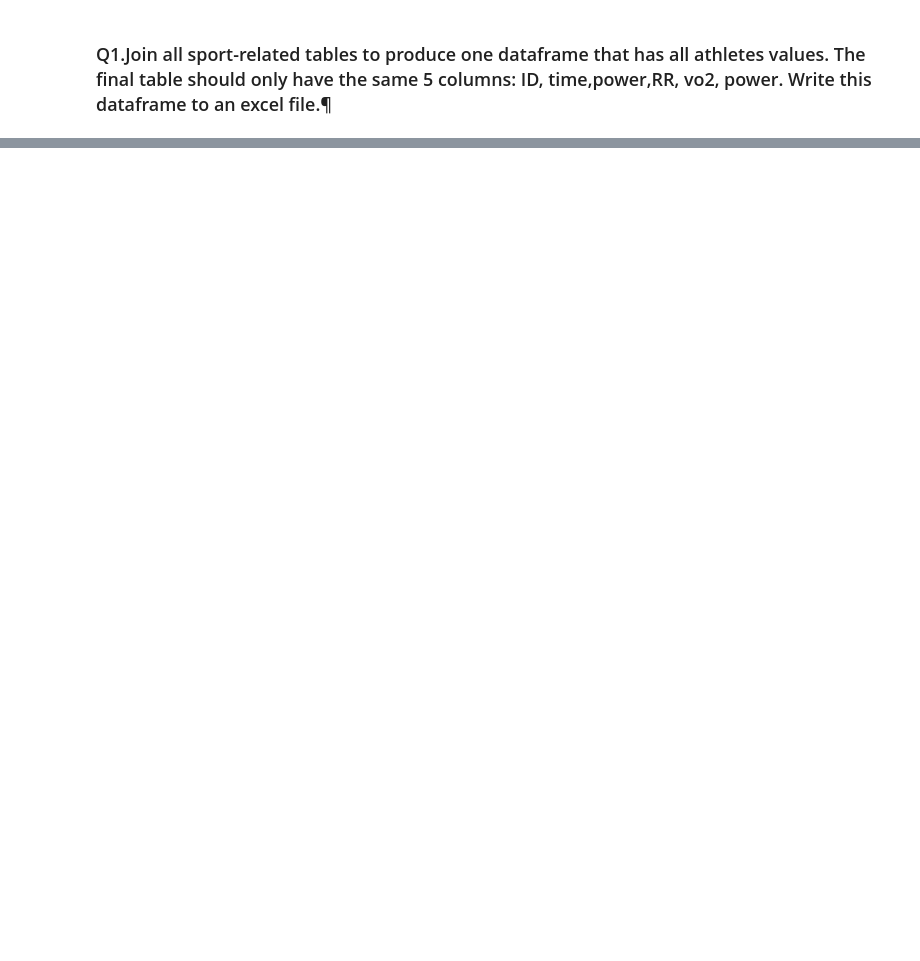
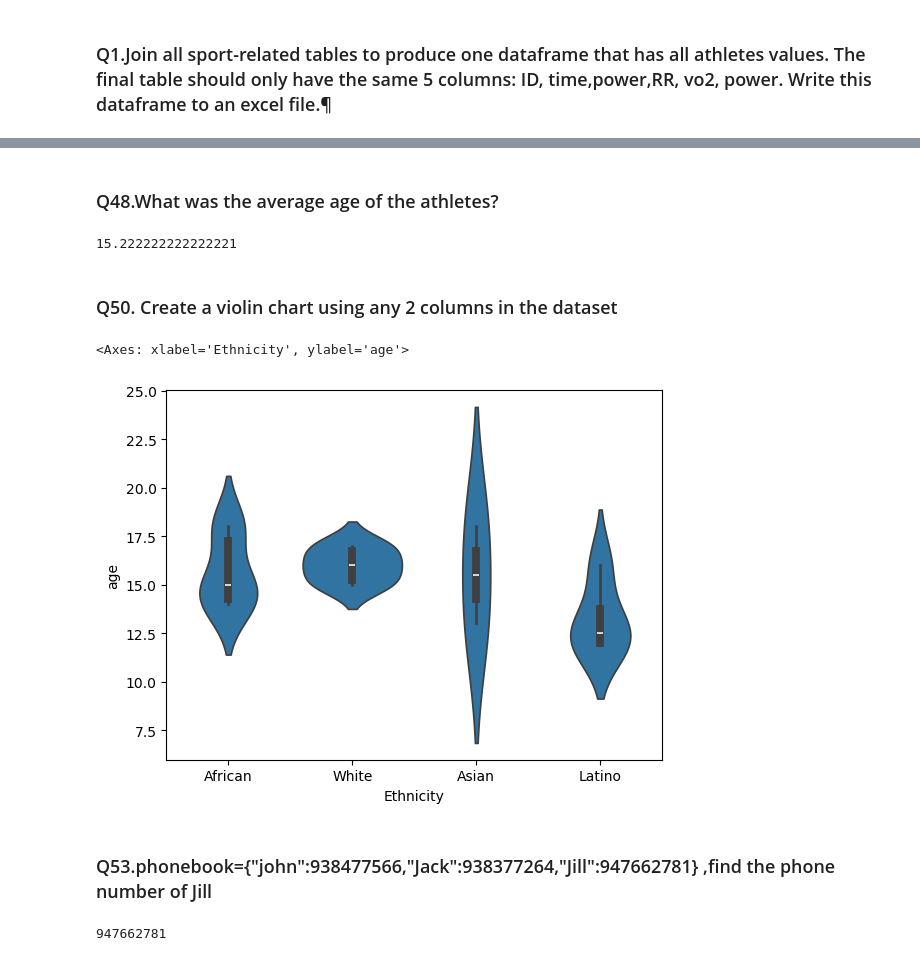
Before and after one commit to KousalyaThiruvarasamoorthy/Team5_HackPanthers_PythonHackathon_Aug24, a Jupyter notebook: Team5_HackPanthers_Main80Questions.ipynb, the cells around one changed output, grey strips where cells are left out. Drawn from its saved outputs; the diff is of its cells as text; code cells hidden in the pictures; blank space fills up the shorter version.

```diff
--- a/Team5_HackPanthers_Main80Questions.ipynb
+++ b/Team5_HackPanthers_Main80Questions.ipynb
@@ -20,0 +128,5 @@ df_join_allsports_excel
+# %%
+
+le=LabelEncoder()
+df_Athletes['sport']=le.fit_transform(df_Athletes['sport'])
+df_Athletes
@@ -20,0 +151,7 @@ df_join_allsports_excel
+# %% [markdown]
+### Q48.What was the average age of the athletes?
+# %%
+Average_age_of_athletes = df_Athletes["age"].mean()
+Average_age_of_athletes
+# %% [output]
+15.222222222222221
@@ -20,0 +160,7 @@ df_join_allsports_excel
+# %% [markdown]
+### Q50. Create a violin chart using any 2 columns in the dataset
+# %%
+sns.violinplot( x='Ethnicity', y='age',data=df_Athletes)
+# %% [output]
+<Axes: xlabel='Ethnicity', ylabel='age'>
+[figure, added]
@@ -20,0 +171,7 @@ df_join_allsports_excel
+# %% [markdown]
+### Q53.phonebook={"john":938477566,"Jack":938377264,"Jill":947662781} ,find the phone number of Jill
+# %%
+phonebook={"john":938477566,"Jack":938377264,"Jill":947662781}
+phonebook['Jill']
+# %% [output]
+947662781
```
Also changed, not shown: parts of 80 cells of this notebook.
